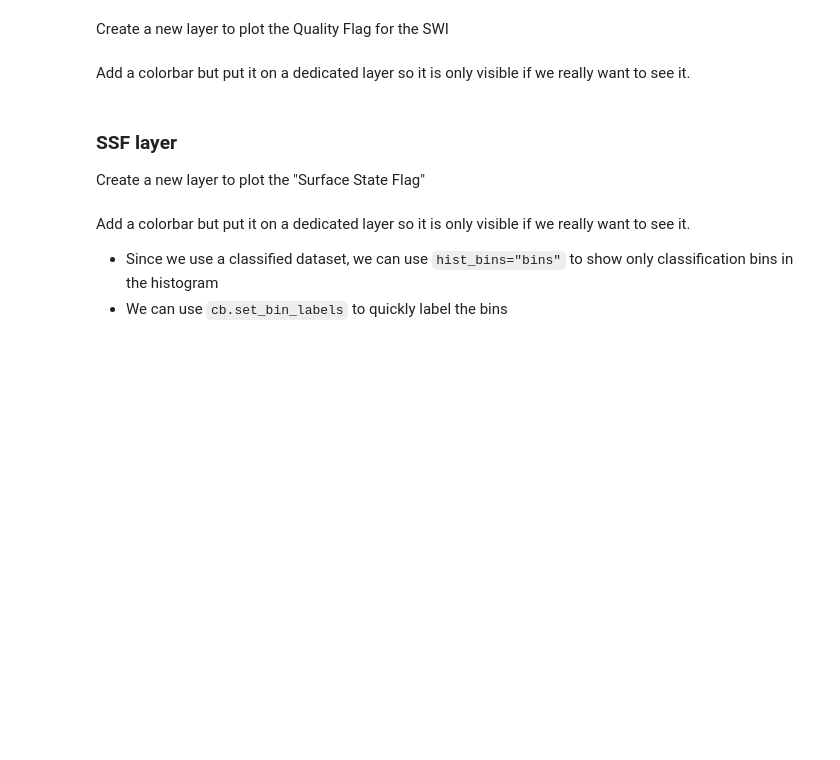
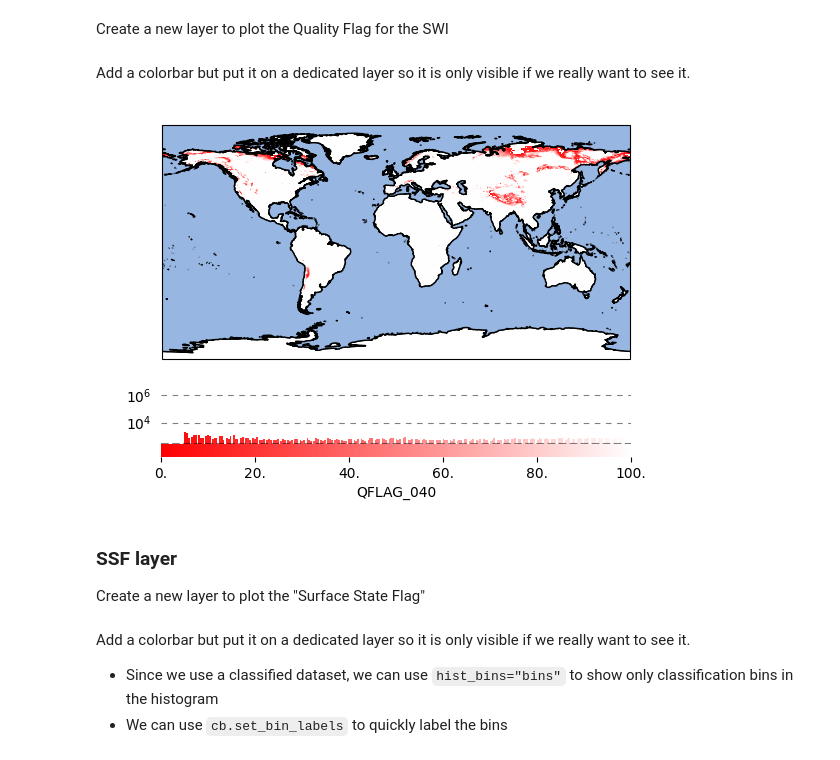
Before and after one commit to raphaelquast/EOmaps_GeoPython2024, a Jupyter notebook: 2_data_visualization.ipynb, the cells around one changed output. Drawn from its saved outputs; the diff is of its cells as text; code cells hidden in the pictures; blank space fills up the shorter version.

```diff
--- a/2_data_visualization.ipynb
+++ b/2_data_visualization.ipynb
@@ -165,6 +171,10 @@ m_qflag40.plot_map(vmin=0, vmax=100, cmap=cmap)
 Add a colorbar but put it on a dedicated layer so it is only visible if we really want to see it.
 # %%
 cb = m_qflag40.add_colorbar(hist_kwargs=dict(log=True), layer="QFLAG 40 colorbar")
+# %%
+m.show_layer("QFLAG 40", "QFLAG 40 colorbar")
+# %% [output]
+[figure, added]
 # %% [markdown]
 ### SSF layer
 Create a new layer to plot the "Surface State Flag"
```
Also changed, not shown: parts of 6 cells of this notebook, 3 other files.
